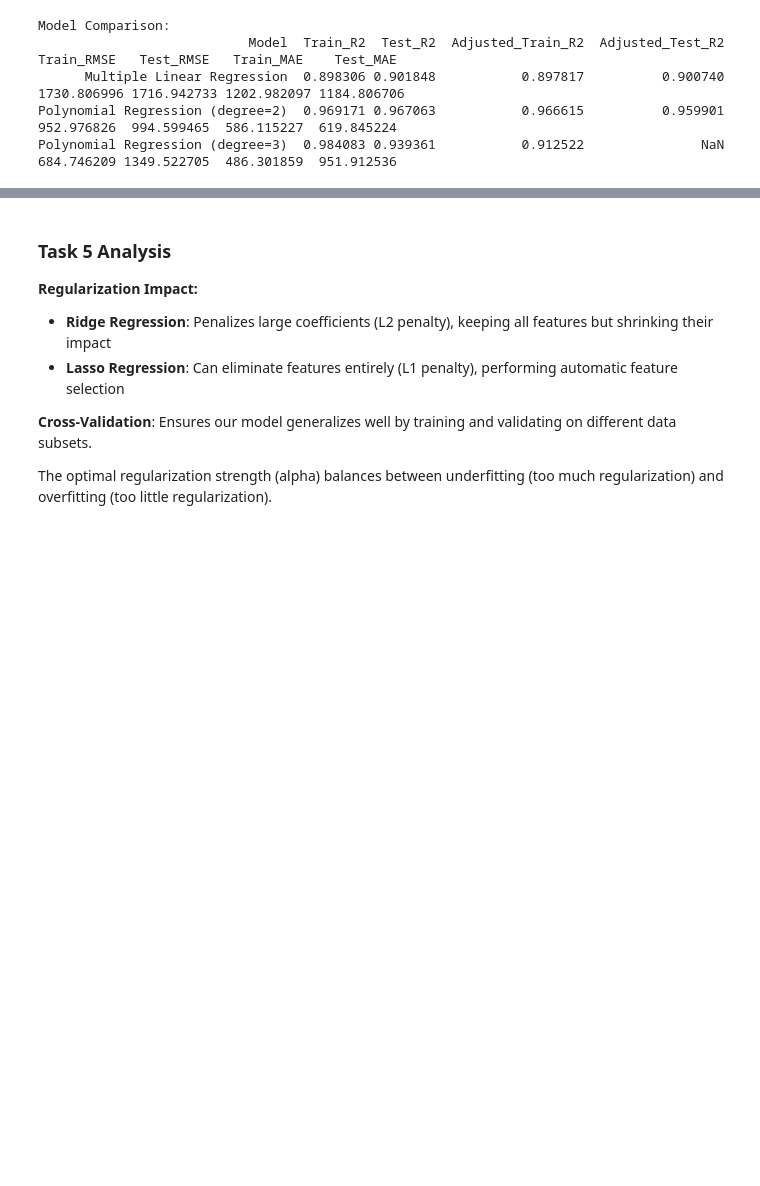
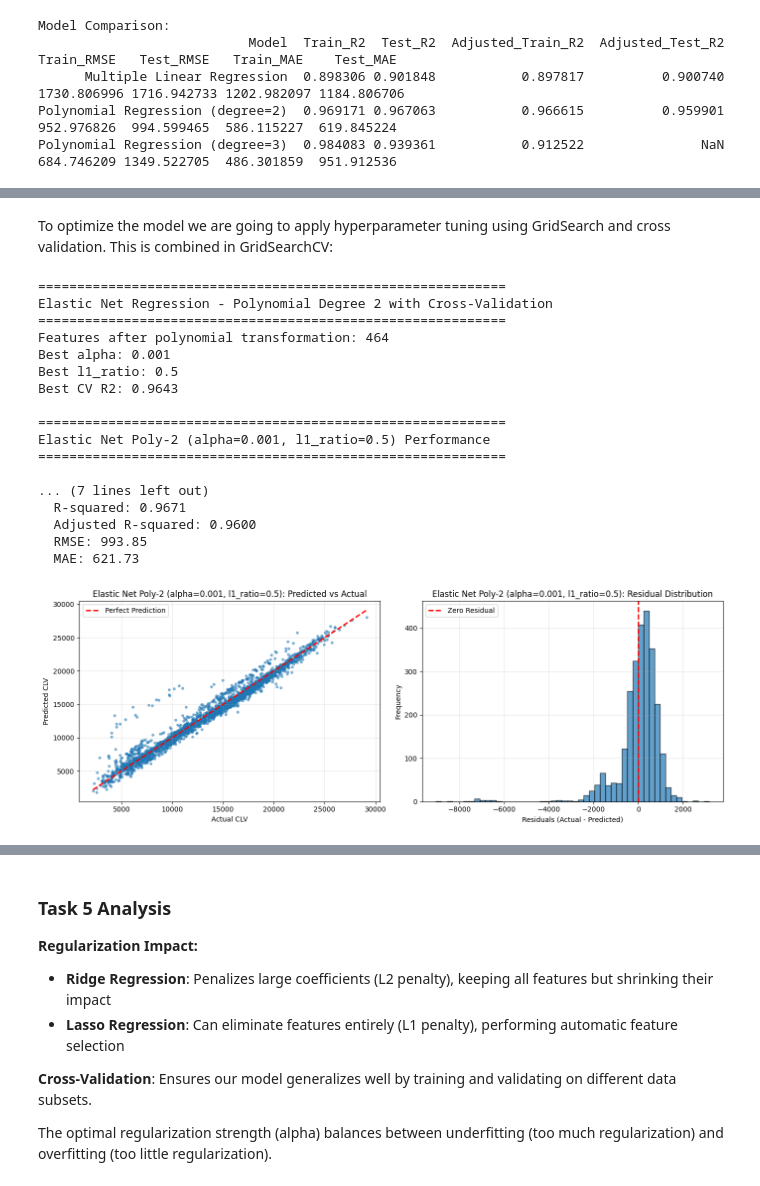
Before and after one commit to nncsimo/DSML2526, a Jupyter notebook: Abgabe/Assignment_02_3214721.ipynb, the cells around one changed output, grey strips where cells are left out. Cells and saved outputs as stored; diff of their text form; code cells hidden in the pictures; blank space fills up the shorter version.

```diff
--- a/Abgabe/Assignment_02_3214721.ipynb
+++ b/Abgabe/Assignment_02_3214721.ipynb
@@ -1237,0 +1153,61 @@ NameError: name 'all_feature_names' is not defined
+# %% [markdown]
+To optimize the model we are going to apply hyperparameter tuning using GridSearch and cross validation. This is combined in GridSearchCV:
+# %%
+# Elastic Net Regression with existing Polynomial Degree 2 and GridSearchCV
+print("\n" + "="*60)
+print("Elastic Net Regression - Polynomial Degree 2 with Cross-Validation")
+print("="*60)
+
+print(f"Features after polynomial transformation: {X_train_poly_2.shape[1]}")
+
+n_features = X_train_poly_2.shape[1]
+adjusted_r2_scorer = make_scorer(
+    lambda y_true, y_pred: adjusted_r2_score(y_true, y_pred, n_features),
+    greater_is_better=True
+)
+
+elastic_net_params = {
+    'alpha': [0.001, 0.01, 0.1, 1, 10, 100],
+    'l1_ratio': [0.1, 0.3, 0.5, 0.7, 0.9]  # 0=Ridge, 1=Lasso, 0.5=equal mix
+}
+
+elastic_net_poly2_grid = GridSearchCV(
+    ElasticNet(random_state=42, max_iter=10000),
+    elastic_net_params,
+    cv=5,
+    scoring='r2',
+    return_train_score=True,
+    n_jobs=-1
+)
+
+elastic_net_poly2_grid.fit(X_train_poly_2, y_train)
+
+print(f"Best alpha: {elastic_net_poly2_grid.best_params_['alpha']}")
+print(f"Best l1_ratio: {elastic_net_poly2_grid.best_params_['l1_ratio']}")
+print(f"Best CV R2: {elastic_net_poly2_grid.best_score_:.4f}")
+
+# Evaluate best Elastic Net model
+elastic_net_poly2_metrics, elastic_net_poly2_pred = evaluate_model(
+    elastic_net_poly2_grid.best_estimator_, X_train_poly_2, X_test_poly_2,
+    y_train, y_test,
+    f"Elastic Net Poly-2 (alpha={elastic_net_poly2_grid.best_params_['alpha']}, l1_ratio={elastic_net_poly2_grid.best_params_['l1_ratio']})"
+)
+# %% [output]
+============================================================
+Elastic Net Regression - Polynomial Degree 2 with Cross-Validation
+============================================================
+Features after polynomial transformation: 464
+Best alpha: 0.001
+Best l1_ratio: 0.5
+Best CV R2: 0.9643
+
+============================================================
+Elastic Net Poly-2 (alpha=0.001, l1_ratio=0.5) Performance
+============================================================
+
+... (7 lines left out)
+  R-squared: 0.9671
+  Adjusted R-squared: 0.9600
+  RMSE: 993.85
+  MAE: 621.73
+[figure, added]
```
Also changed, not shown: parts of 20 cells of this notebook.
